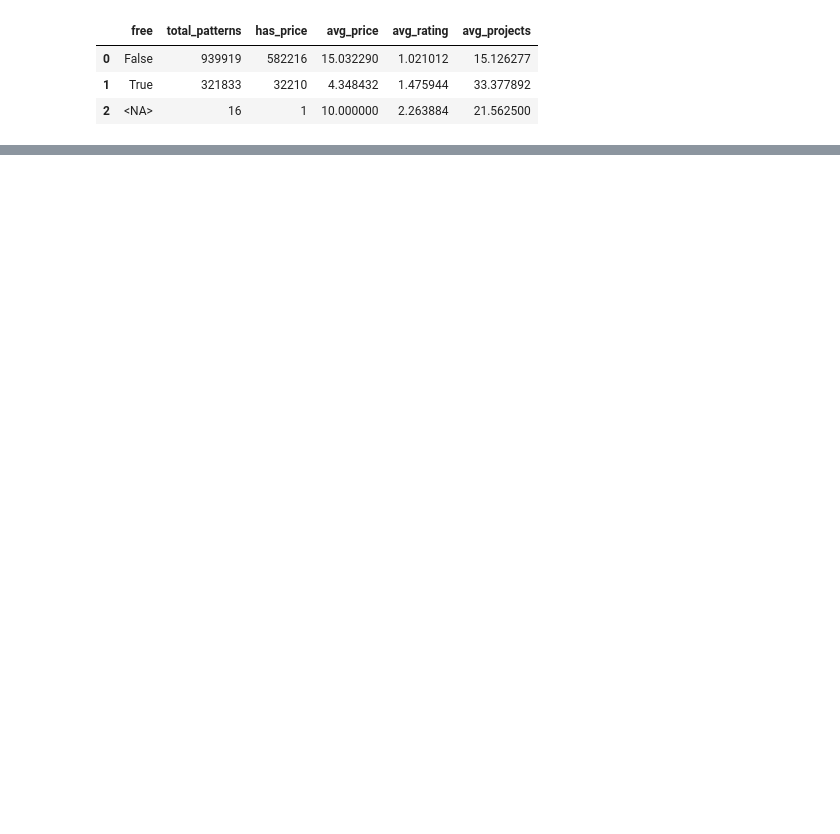
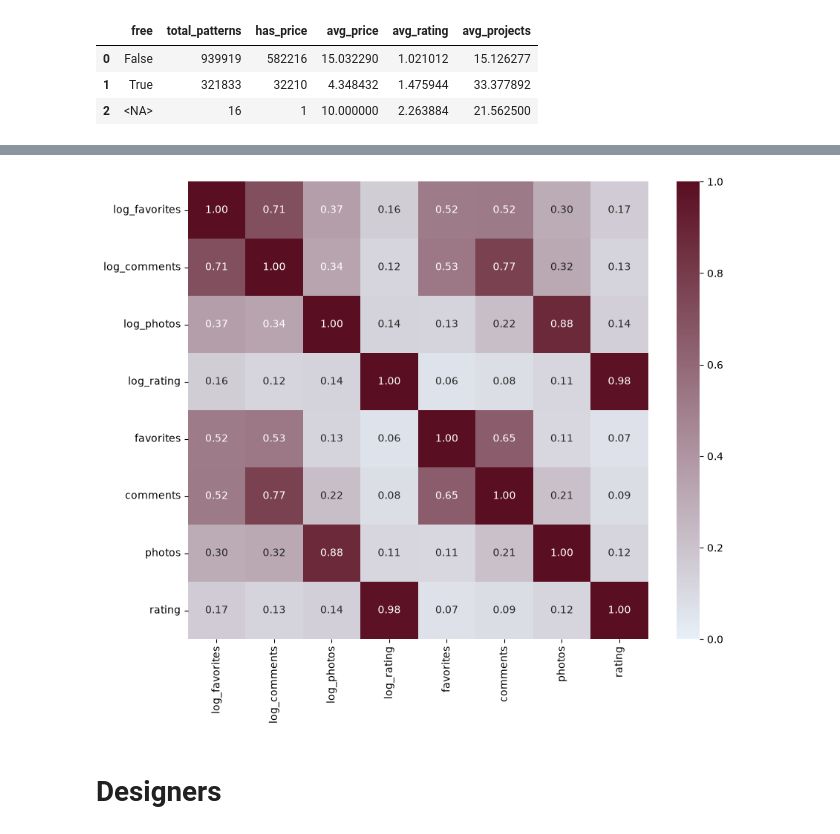
Before and after one commit to bvcage/cis-5450, a Jupyter notebook: notebooks/03_data_exploration.ipynb, the cells around one changed output, grey strips where cells are left out. Saved outputs shown, nothing was run; the diff lists cells and outputs as text; code cells hidden in the pictures; blank space fills up the shorter version.

```diff
--- a/notebooks/03_data_exploration.ipynb
+++ b/notebooks/03_data_exploration.ipynb
@@ -54,0 +357,33 @@ con.execute(f"""
+# %%
+# TODO - correlation matrix
+
+SQL = """
+    SELECT
+        ln(1.0 + favorites_count) AS log_favorites,
+        ln(1.0 + comments_count) AS log_comments,
+        ln(1.0 + photos_count) AS log_photos,
+        ln(1.0 + rating) AS log_rating,
+        favorites_count AS favorites,
+        comments_count AS comments,
+        photos_count AS photos,
+        rating
+    FROM processed_projects
+"""
+
+df = con.execute(SQL).fetchdf()
+
+corr_matrix = df.corr()
+
+cmap = sns.blend_palette([
+    "#e7f0f7",
+    "#5a0e21"
+], as_cmap=True)
+
+fig, ax = plt.subplots(figsize=(10, 8))
+sns.heatmap(corr_matrix, annot=True, fmt=".2f", cmap=cmap, vmin=0, vmax=1, ax=ax)
+
+plt.show()
+# %% [output]
+[figure, added]
+# %% [markdown]
+# Designers
```
Also changed, not shown: parts of 23 cells of this notebook, 3 other files.
